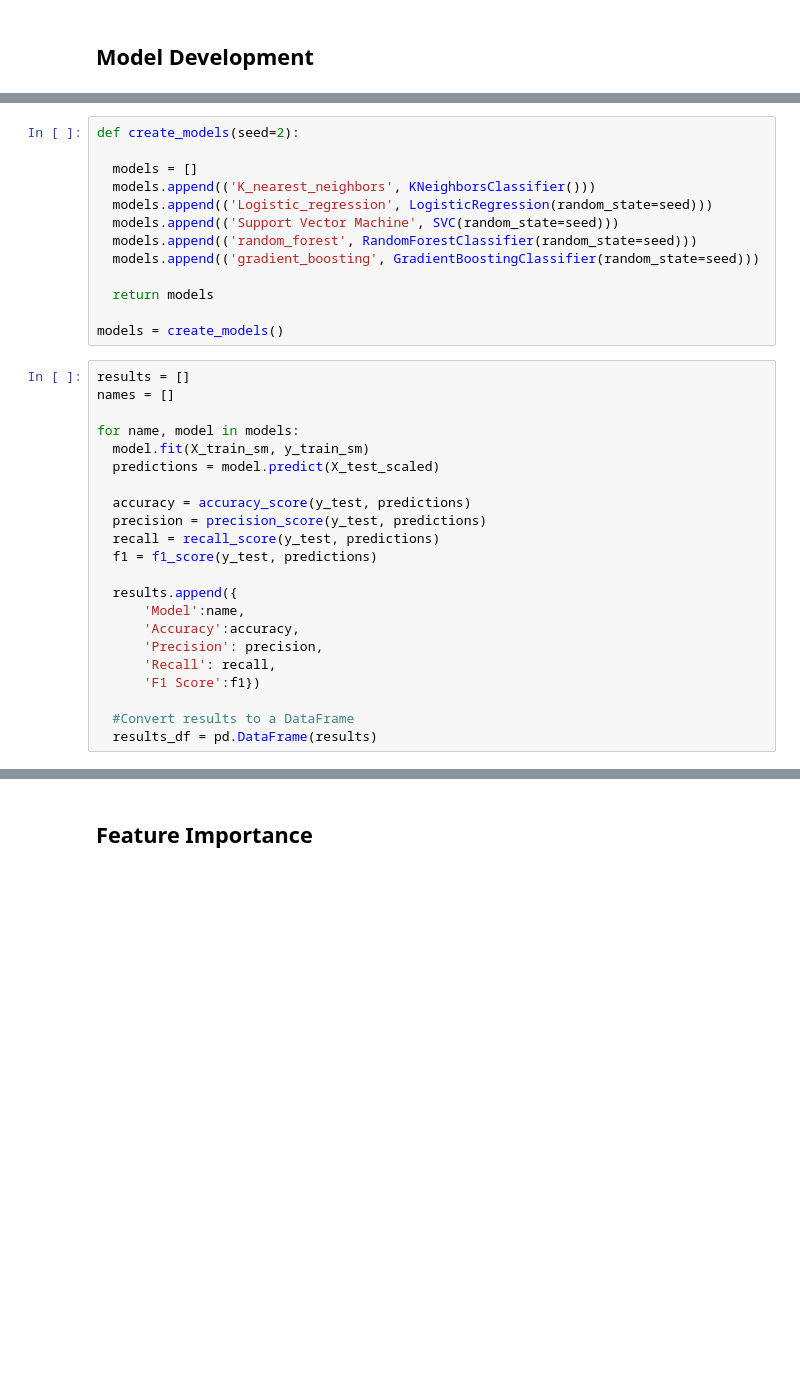
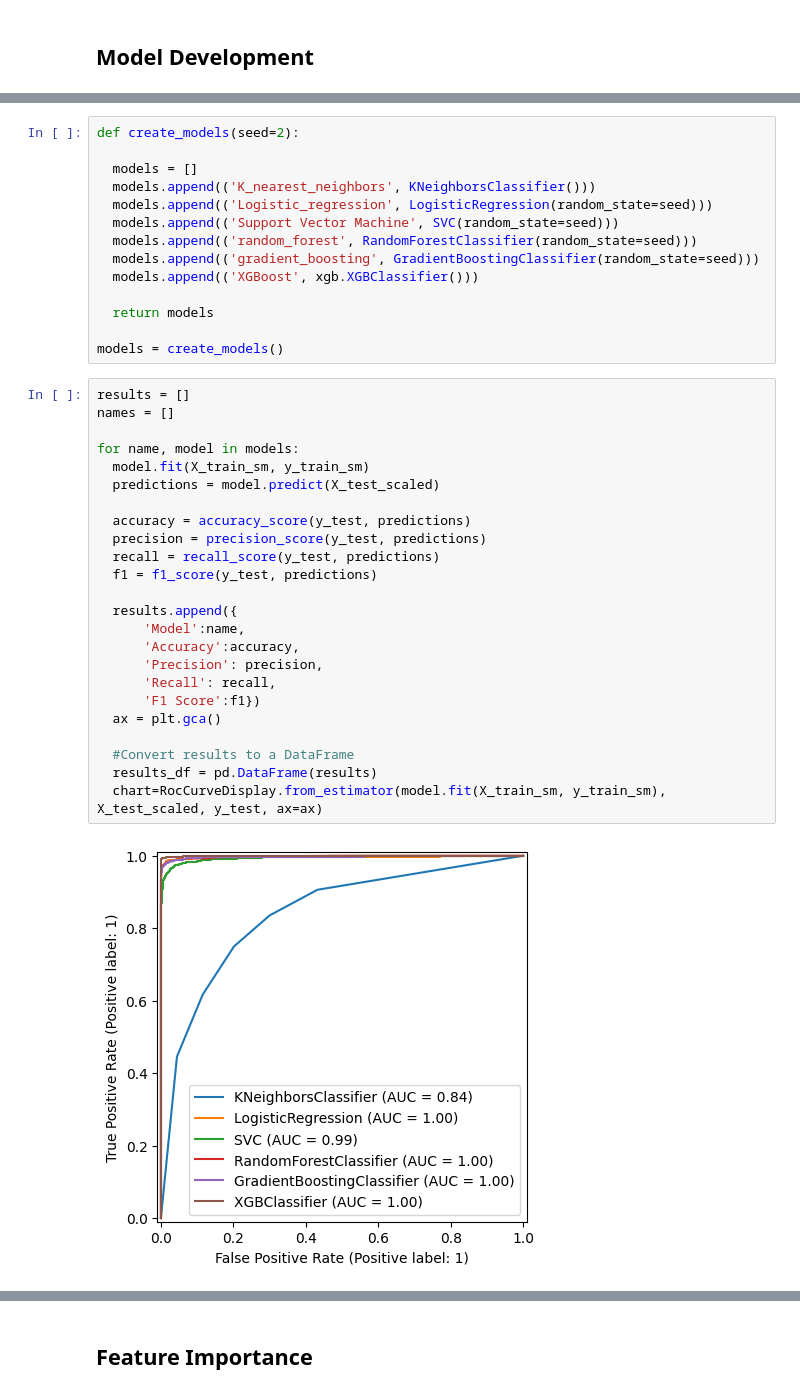
Before and after one commit to RayKwon2040/Loan_default_rate_project, a Jupyter notebook: Loan_Default_Prediction.ipynb, the cells around one changed output, grey strips where cells are left out. Cells and saved outputs as stored; diff of their text form; blank space fills up the shorter version.

```diff
--- a/Loan_Default_Prediction.ipynb
+++ b/Loan_Default_Prediction.ipynb
@@ -476,6 +478,7 @@ def create_models(seed=2):
   models.append(('Support Vector Machine', SVC(random_state=seed)))
   models.append(('random_forest', RandomForestClassifier(random_state=seed)))
   models.append(('gradient_boosting', GradientBoostingClassifier(random_state=seed)))
+  models.append(('XGBoost', xgb.XGBClassifier()))
 
   return models
 
@@ -483,25 +486,29 @@ models = create_models()
 # %%
 results = []
 names = []
 
 for name, model in models:
   model.fit(X_train_sm, y_train_sm)
   predictions = model.predict(X_test_scaled)
 
   accuracy = accuracy_score(y_test, predictions)
   precision = precision_score(y_test, predictions)
   recall = recall_score(y_test, predictions)
   f1 = f1_score(y_test, predictions)
 
   results.append({
       'Model':name,
       'Accuracy':accuracy,
       'Precision': precision,
       'Recall': recall,
       'F1 Score':f1})
+  ax = plt.gca()
 
   #Convert results to a DataFrame
   results_df = pd.DataFrame(results)
+  chart=RocCurveDisplay.from_estimator(model.fit(X_train_sm, y_train_sm), X_test_scaled, y_test, ax=ax)
+# %% [output]
+[figure, added]
 # %%
 results_df.round(3)
 # %% [output]
```
Also changed, not shown: parts of 7 cells of this notebook.
